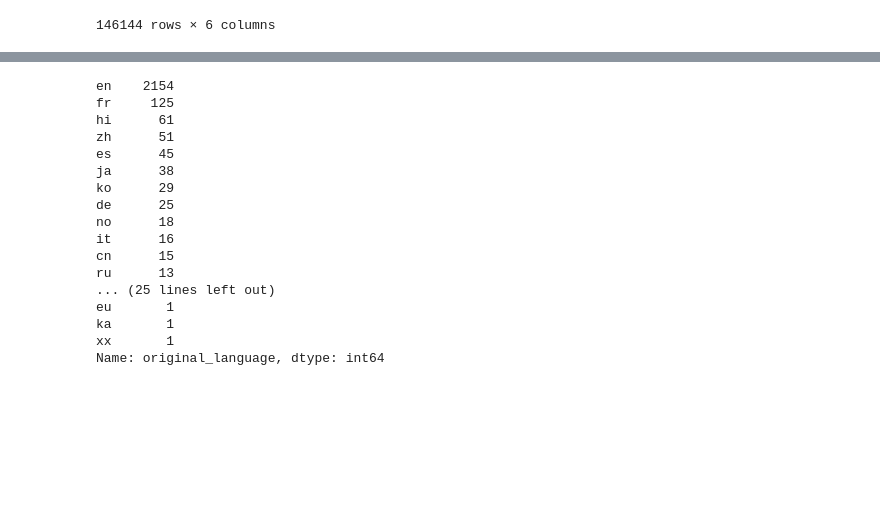
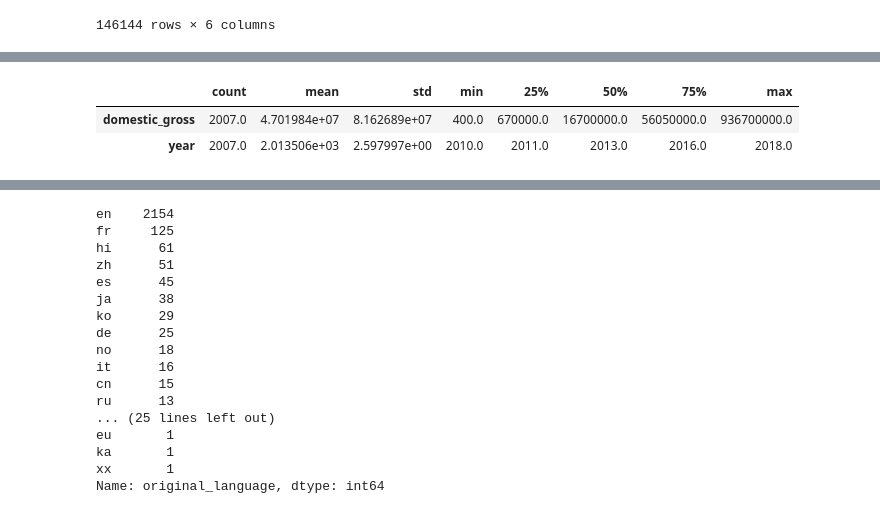
Before and after one commit to eltonmwema/Python-Pandas-EDA, a Jupyter notebook: student.ipynb, the cells around one changed output, grey strips where cells are left out. Saved outputs shown, nothing was run; the diff lists cells and outputs as text; code cells hidden in the pictures; blank space fills up the shorter version.

```diff
--- a/student.ipynb
+++ b/student.ipynb
@@ -154,0 +234,7 @@ AttributeError: 'NoneType' object has no attribute 'describe'
+# %%
+#Describing the clean data set
+Budget.describe().T
+# %% [output]
+|  | count | mean | std | min | 25% | 50% | 75% | max |
+| domestic_gross | 2007.0 | 4.701984e+07 | 8.162689e+07 | 400.0 | 670000.0 | 16700000.0 | 56050000.0 | 936700000.0 |
+| year | 2007.0 | 2.013506e+03 | 2.597997e+00 | 2010.0 | 2011.0 | 2013.0 | 2016.0 | 2018.0 |
```
Also changed, not shown: parts of 43 cells of this notebook.
